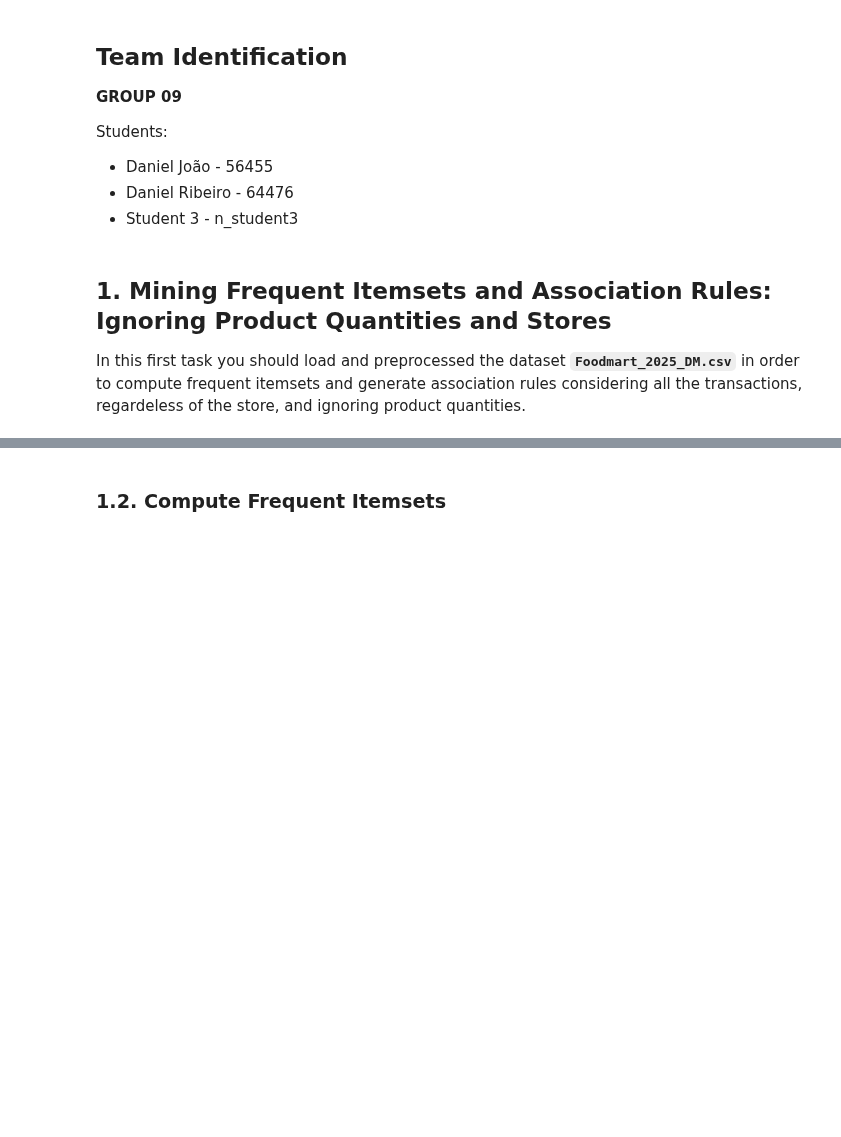
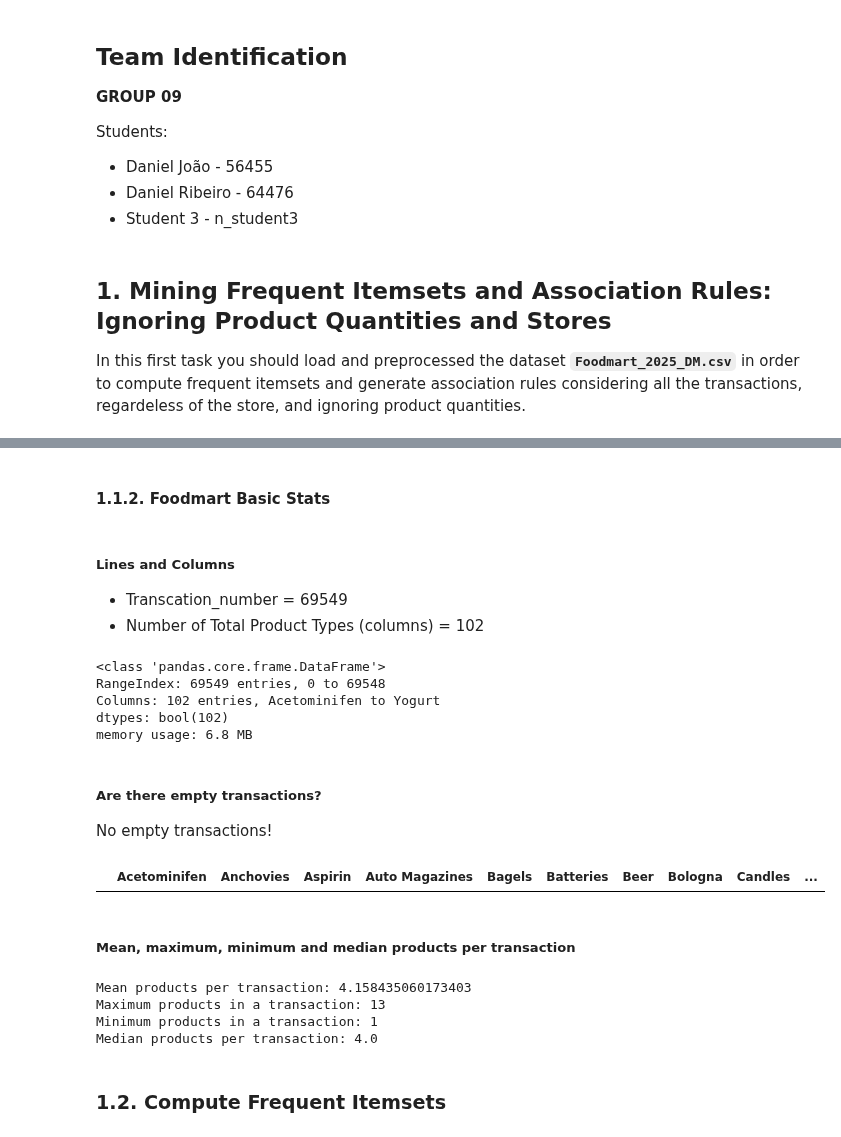
Before and after one commit to ijustsnapped/DataMine_PI, a Jupyter notebook: PD_202425_Project1/PD_202425_Project.ipynb, the cells around one changed output, grey strips where cells are left out. Cells and saved outputs as stored; diff of their text form; code cells hidden in the pictures; blank space fills up the shorter version.

```diff
--- a/PD_202425_Project1/PD_202425_Project.ipynb
+++ b/PD_202425_Project1/PD_202425_Project.ipynb
@@ -88,6 +98,0 @@ import csv
-# %%
-for i, (ln, row) in enumerate(problematic_lines):
-    if i < 10:  # only print the first 10 problematic lines
-        print(f"Line {ln}: {row} (fields: {len(row)})")
-    else:
-        break
@@ -109,3 +201,45 @@ It's probablly a formating issue in some entries have weird characters that form
+# %% [markdown]
+#### 1.1.2. Foodmart Basic Stats
+# %% [markdown]
+##### Lines and Columns
+
+- Transcation_number = 69549
+- Number of Total Product Types (columns) = 102
+# %%
+binary_foodmart.info()
+# %% [output]
+<class 'pandas.core.frame.DataFrame'>
+RangeIndex: 69549 entries, 0 to 69548
+Columns: 102 entries, Acetominifen to Yogurt
+dtypes: bool(102)
+memory usage: 6.8 MB
+# %% [markdown]
+##### Are there empty transactions?
+No empty transactions!
+# %%
+binary_foodmart[binary_foodmart.sum(axis=1) == 0]
+# %% [output]
+|  | Acetominifen | Anchovies | Aspirin | Auto Magazines | Bagels | Batteries | Beer | Bologna | Candles | ... |
+# %% [markdown]
+##### Mean, maximum, minimum and median products per transaction
+# %%
+# each True is treated as 1
+product_counts = binary_foodmart.sum(axis=1)
+
+average_products = product_counts.mean()
+max_products = product_counts.max()
+min_products = product_counts.min()
+median_products = product_counts.median()
+
+print("Mean products per transaction:", average_products)
+print("Maximum products in a transaction:", max_products)
+print("Minimum products in a transaction:", min_products)
+print("Median products per transaction:", median_products)
+# %% [output]
+Mean products per transaction: 4.158435060173403
+Maximum products in a transaction: 13
+Minimum products in a transaction: 1
+Median products per transaction: 4.0
 # %% [markdown]
 ### 1.2. Compute Frequent Itemsets
 # %% [markdown]
```
Also changed, not shown: parts of 13 cells of this notebook.
